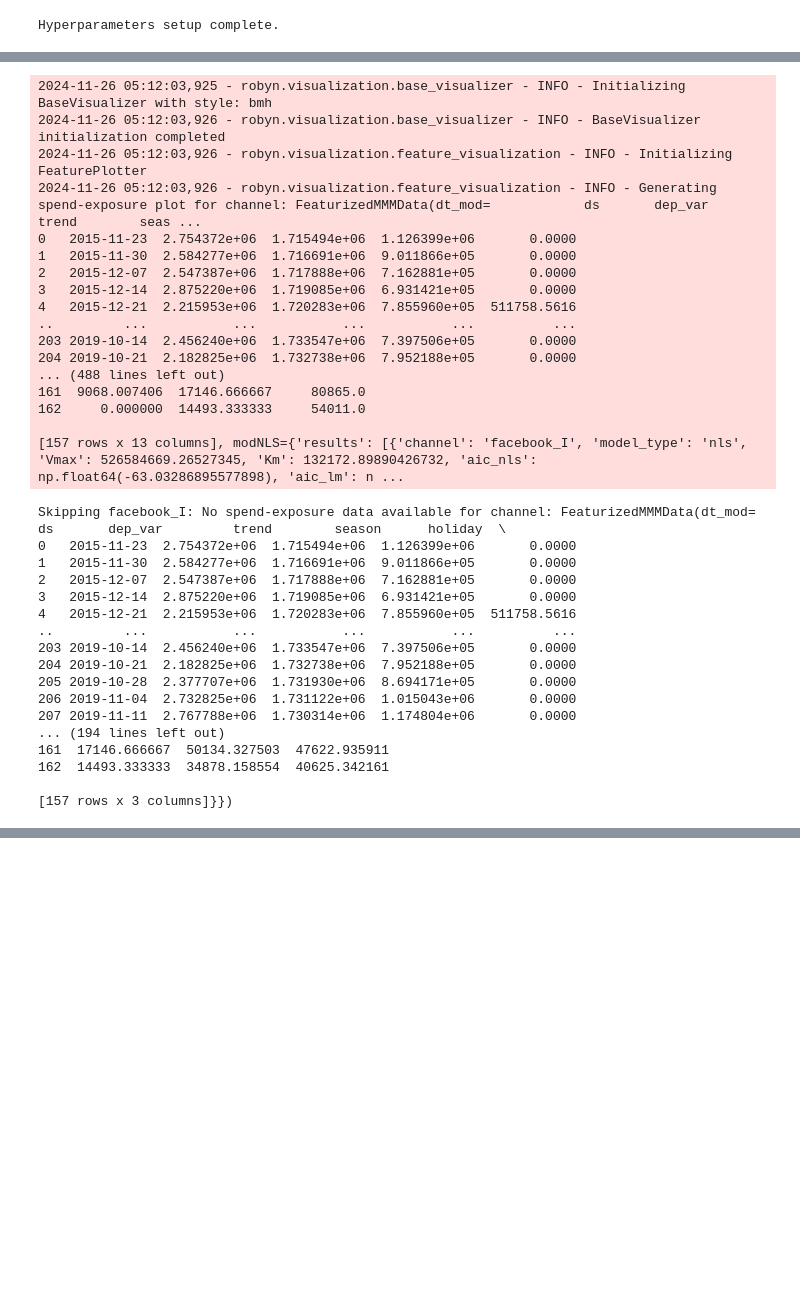
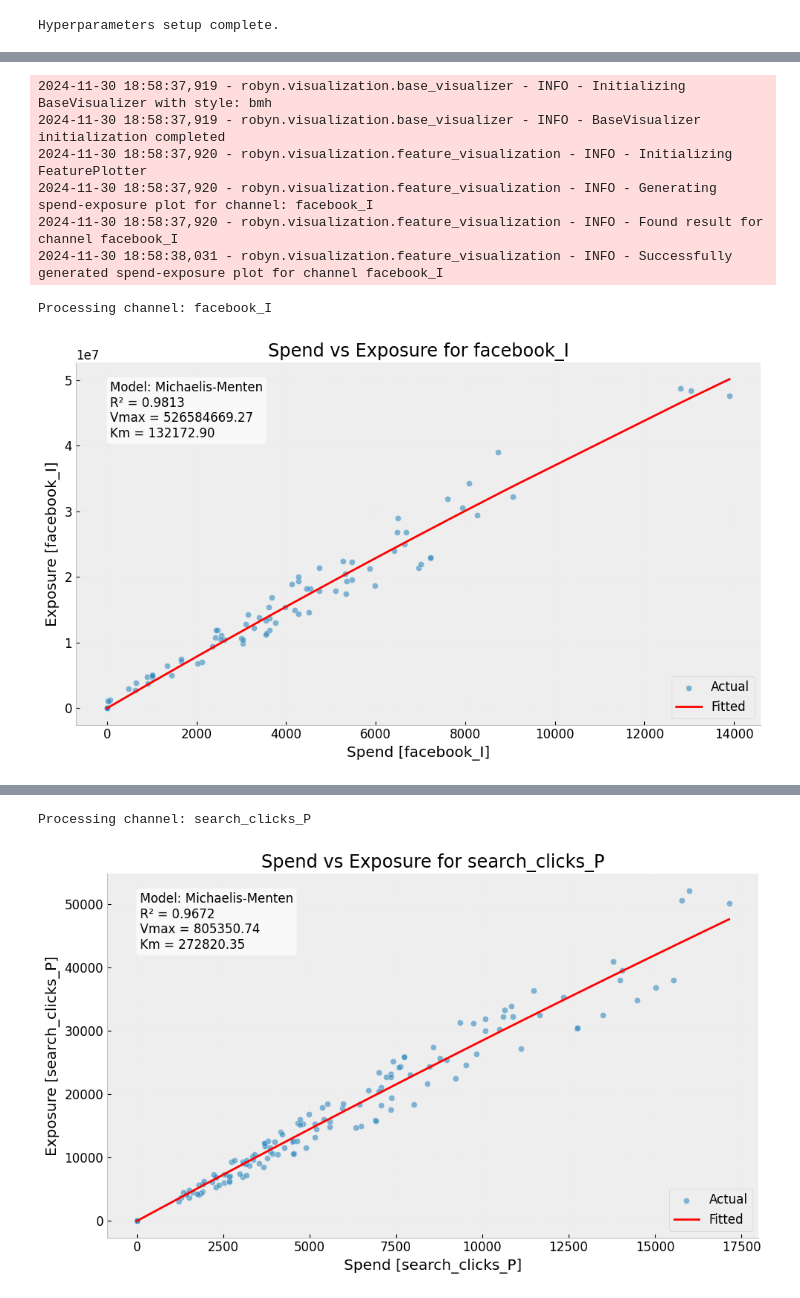
Before and after one commit to facebookexperimental/Robyn, a Jupyter notebook: python/src/robyn/tutorials/e2e_test/tutorial3_modeling_compare.ipynb, the cells around one changed output, grey strips where cells are left out. Drawn from its saved outputs; the diff is of its cells as text; code cells hidden in the pictures; blank space fills up the shorter version.

```diff
--- a/python/src/robyn/tutorials/e2e_test/tutorial3_modeling_compare.ipynb
+++ b/python/src/robyn/tutorials/e2e_test/tutorial3_modeling_compare.ipynb
@@ -167,52 +167,34 @@ See the caveats in the documentation: https://pandas.pydata.org/pandas-docs/stab
 # %%
 from robyn.visualization.feature_visualization import FeaturePlotter
 import matplotlib.pyplot as plt
+
 %matplotlib inline
 
 # Create a FeaturePlotter instance
-feature_plotter = FeaturePlotter(mmm_data, hyperparameters, featurized_mmmdata=featurized_mmm_data)
+feature_plotter = FeaturePlotter(
+    mmm_data, hyperparameters, featurized_mmmdata=featurized_mmm_data
+)
 # Extract the list of results
 results_list = featurized_mmm_data.modNLS["results"]
 # Plot spend-exposure relationship for each channel in the results
 for result in results_list:
-    channel = result["channel"]
+    channel = result.get("channel")
+    print(f"Processing channel: {channel}")  # Debugging line
+    if not channel:
+        print(f"Skipping invalid channel: {result}")
+        continue
+
     try:
-        fig = feature_plotter.plot_spend_exposure(featurized_mmm_data, channel)
+        fig = feature_plotter.plot_spend_exposure(channel)
         plt.show()
     except ValueError as e:
-        print(f"Skipping {channel}: {str(e)}")
+        print(f"Error plotting {channel}: {str(e)}")
 # %% [output]
-2024-11-26 05:12:03,925 - robyn.visualization.base_visualizer - INFO - Initializing BaseVisualizer with style: bmh
-2024-11-26 05:12:03,926 - robyn.visualization.base_visualizer - INFO - BaseVisualizer initialization completed
-2024-11-26 05:12:03,926 - robyn.visualization.feature_visualization - INFO - Initializing FeaturePlotter
-2024-11-26 05:12:03,926 - robyn.visualization.feature_visualization - INFO - Generating spend-exposure plot for channel: FeaturizedMMMData(dt_mod=            ds       dep_var         trend        seas ...
-0   2015-11-23  2.754372e+06  1.715494e+06  1.126399e+06       0.0000
-1   2015-11-30  2.584277e+06  1.716691e+06  9.011866e+05       0.0000
-2   2015-12-07  2.547387e+06  1.717888e+06  7.162881e+05       0.0000
-3   2015-12-14  2.875220e+06  1.719085e+06  6.931421e+05       0.0000
-4   2015-12-21  2.215953e+06  1.720283e+06  7.855960e+05  511758.5616
-..         ...           ...           ...           ...          ...
-203 2019-10-14  2.456240e+06  1.733547e+06  7.397506e+05       0.0000
-204 2019-10-21  2.182825e+06  1.732738e+06  7.952188e+05       0.0000
-... (488 lines left out)
-161  9068.007406  17146.666667     80865.0
-162     0.000000  14493.333333     54011.0
-
-[157 rows x 13 columns], modNLS={'results': [{'channel': 'facebook_I', 'model_type': 'nls', 'Vmax': 526584669.26527345, 'Km': 132172.89890426732, 'aic_nls': np.float64(-63.03286895577898), 'aic_lm': n ...
+2024-11-30 18:58:37,919 - robyn.visualization.base_visualizer - INFO - Initializing BaseVisualizer with style: bmh
+2024-11-30 18:58:37,919 - robyn.visualization.base_visualizer - INFO - BaseVisualizer initialization completed
+2024-11-30 18:58:37,920 - robyn.visualization.feature_visualization - INFO - Initializing FeaturePlotter
+2024-11-30 18:58:37,920 - robyn.visualization.feature_visualization - INFO - Generating spend-exposure plot for channel: facebook_I
+2024-11-30 18:58:37,920 - robyn.visualization.feature_visualization - INFO - Found result for channel facebook_I
+2024-11-30 18:58:38,031 - robyn.visualization.feature_visualization - INFO - Successfully generated spend-exposure plot for channel facebook_I
-Skipping facebook_I: No spend-exposure data available for channel: FeaturizedMMMData(dt_mod=            ds       dep_var         trend        season      holiday  \
-0   2015-11-23  2.754372e+06  1.715494e+06  1.126399e+06       0.0000
-1   2015-11-30  2.584277e+06  1.716691e+06  9.011866e+05       0.0000
-2   2015-12-07  2.547387e+06  1.717888e+06  7.162881e+05       0.0000
-3   2015-12-14  2.875220e+06  1.719085e+06  6.931421e+05       0.0000
-4   2015-12-21  2.215953e+06  1.720283e+06  7.855960e+05  511758.5616
-..         ...           ...           ...           ...          ...
-203 2019-10-14  2.456240e+06  1.733547e+06  7.397506e+05       0.0000
-204 2019-10-21  2.182825e+06  1.732738e+06  7.952188e+05       0.0000
-205 2019-10-28  2.377707e+06  1.731930e+06  8.694171e+05       0.0000
-206 2019-11-04  2.732825e+06  1.731122e+06  1.015043e+06       0.0000
-207 2019-11-11  2.767788e+06  1.730314e+06  1.174804e+06       0.0000
-... (194 lines left out)
-161  17146.666667  50134.327503  47622.935911
-162  14493.333333  34878.158554  40625.342161
-
-[157 rows x 3 columns]}})
+Processing channel: facebook_I
+[figure, added]
@@ -218,0 +204,2 @@ Skipping facebook_I: No spend-exposure data available for channel: FeaturizedMMM
+Processing channel: search_clicks_P
+[figure, added]
```
Also changed, not shown: parts of 13 cells of this notebook, 11 other files.
